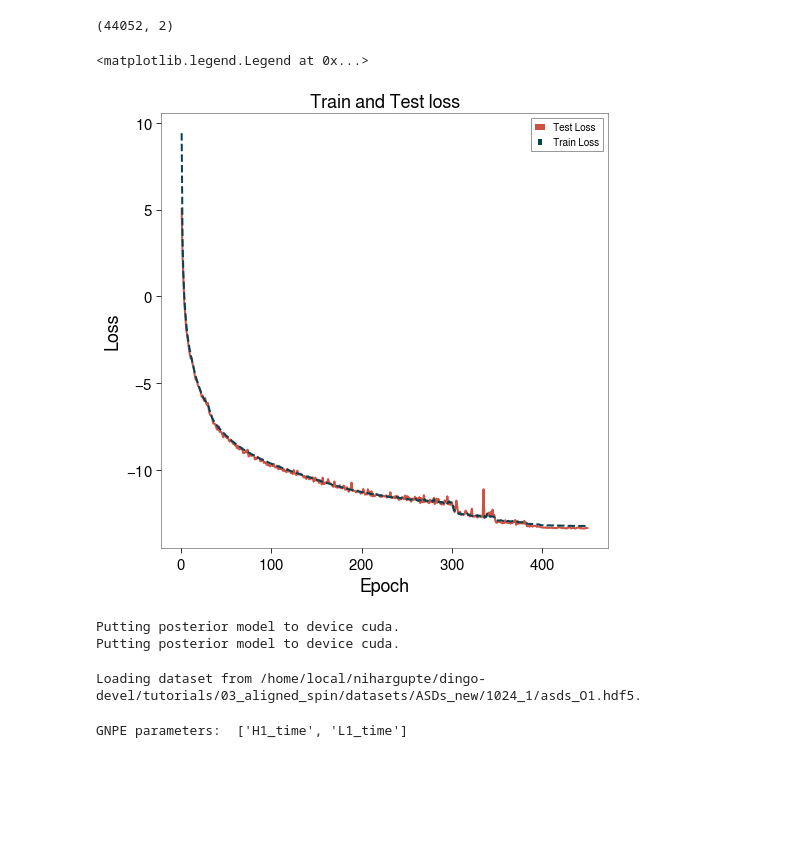
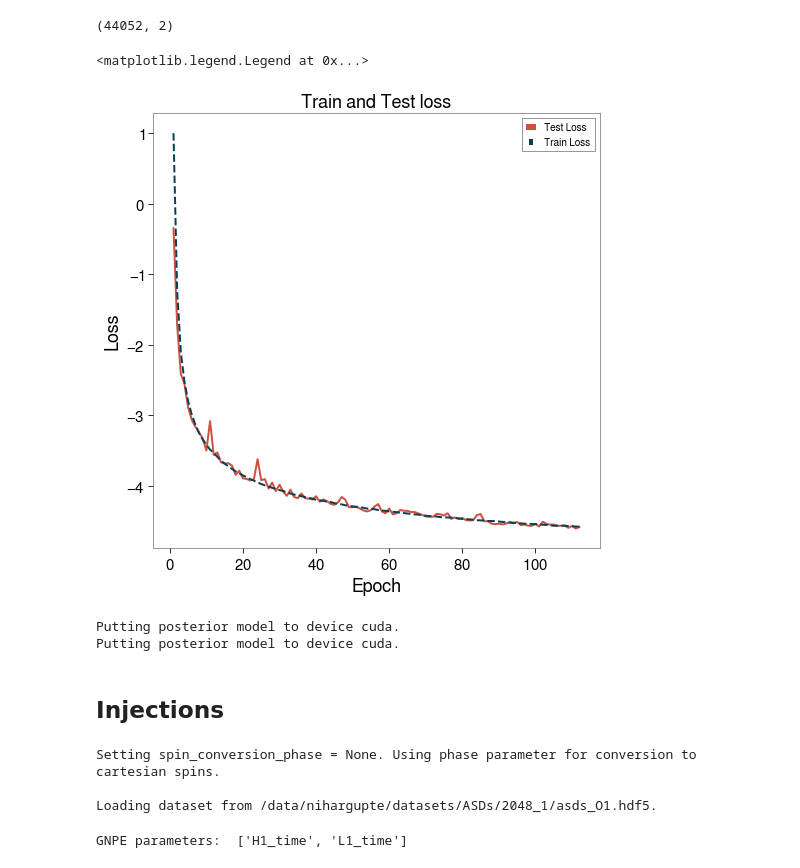
Before and after one commit to nihargupte-ph/dingo-devel-aei, a Jupyter notebook: tutorials/06_tgr/src/network_test.ipynb, the cells around one changed output. Saved outputs shown, nothing was run; the diff lists cells and outputs as text; code cells hidden in the pictures; blank space fills up the shorter version.

Commit message:
synthetic phase working

```diff
--- a/tutorials/06_tgr/src/network_test.ipynb
+++ b/tutorials/06_tgr/src/network_test.ipynb
@@ -65,17 +61,17 @@ tgr_results_150914.shape
 # %% [output]
 (44052, 2)
 # %%
-df = pd.read_csv("/home/local/nihargupte/dingo-devel/tutorials/06_tgr/train_dir_SEOBNRv4HM_PA_O1_2048/history.txt", delimiter='\t', header=None)
+df = pd.read_csv("/data/nihargupte/projects/dingo-devel/tutorials/06_tgr/train_dir_SEOBNRv4HM_PA_O1_2048_marg_gnpe_high_dist/history.txt", delimiter='\t', header=None)
 df.columns = ['epoch', 'train_loss', 'test_loss', '*learning_rates']
 plt.figure(figsize=(8, 8))
 plt.title('Train and Test loss')
 plt.xlabel('Epoch')
 plt.ylabel('Loss')
 plt.plot(df['epoch'], df['test_loss'], label='Test Loss', linewidth=2)
 plt.plot(df['epoch'], df['train_loss'], label='Train Loss', linestyle='--', linewidth=2)
 plt.grid()
 plt.legend()
 # %% [output]
 <matplotlib.legend.Legend at 0x...>
-[figure, old version]
+[figure, new version]
 # %%
@@ -96,12 +92,15 @@ time_pm = PosteriorModel(
 # %% [output]
 Putting posterior model to device cuda.
 Putting posterior model to device cuda.
+# %% [markdown]
+Injections
+----------
 # %%
 # Generating an injection for the network to do inference on
 injection_generator = injection.Injection.from_posterior_model_metadata(main_pm.metadata)
 
 # Opening up a asd
-asd_dataset = ASDDataset(file_name= "/home/local/nihargupte/dingo-devel/tutorials/03_aligned_spin/datasets/ASDs_new/1024_1/asds_O1.hdf5")
+asd_dataset = ASDDataset(file_name= "/data/nihargupte/datasets/ASDs/2048_1/asds_O1.hdf5")
 asd = asd_dataset.sample_random_asds()
 injection_generator.asd = asd
 injection_generator.whiten = False
@@ -116,12 +115,12 @@ intrinsic_parameters = {
     "mass_ratio": 0.3,
     "chi_1": -0.23,
     "chi_2": 0.2,
-    "domega220": 0.5,
-    "dtau220": 0.5,
+    "domega220": 0,
+    "dtau220": 0,
 }
 
 extrinsic_parameters = {
-    'phase': 3.3,
+    'phase': 0,
     'theta_jn': 0.86,
     'geocent_time': -0.097,
     'luminosity_distance': 450,
@@ -132,6 +131,9 @@ extrinsic_parameters = {
 
 theta = {**intrinsic_parameters, **extrinsic_parameters}
 
+# Investigate injection class
+# Backwards compatability
+main_pm.metadata["dataset_settings"]["waveform_generator"]["spin_conversion_phase"] = 0
 domain = build_domain_from_model_metadata(main_pm.metadata)
 strain_data = injection_generator.injection(theta)
 
@@ -143,7 +145,9 @@ strain_data = injection_generator.injection(theta)
 # with open("/home/local/nihargupte/dingo-devel/tutorials/06_tgr/bilby/injection_1/outdir/label_resume.pickle", "rb") as f:
 #     bilby_sampler = pickle.load(f)
 # %% [output]
-Loading dataset from /home/local/nihargupte/dingo-devel/tutorials/03_aligned_spin/datasets/ASDs_new/1024_1/asds_O1.hdf5.
+Setting spin_conversion_phase = None. Using phase parameter for conversion to cartesian spins.
+
+Loading dataset from /data/nihargupte/datasets/ASDs/2048_1/asds_O1.hdf5.
 # %%
 theta = strain_data["parameters"].copy()
 init_sampler = GWSampler(model=time_pm)
```
Also changed, not shown: parts of 28 cells of this notebook, 2 other files.
